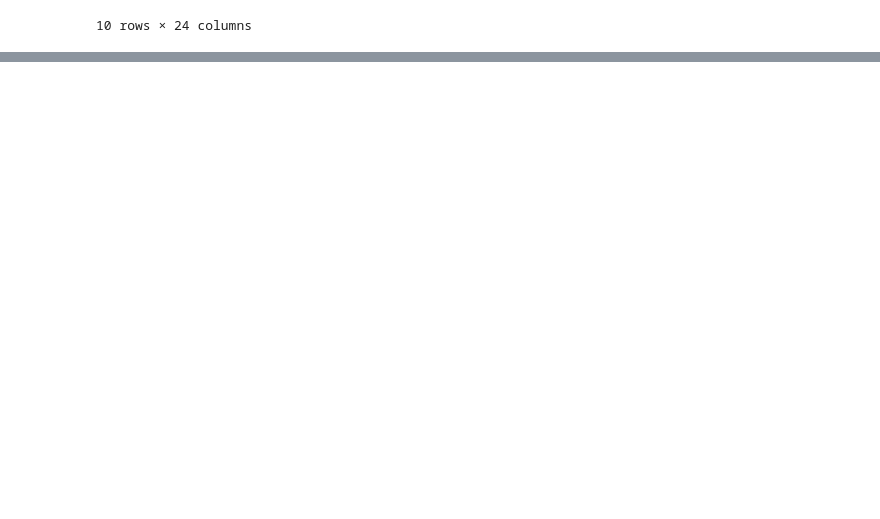
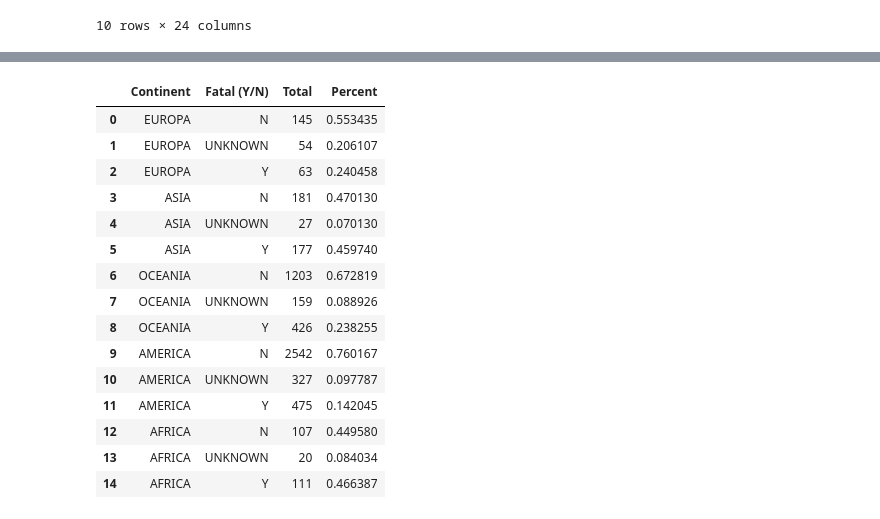
Before and after one commit to matheuszf/Projeto-Shark-Attack, a Jupyter notebook: projeto.ipynb, the cells around one changed output, grey strips where cells are left out. Drawn from its saved outputs; the diff is of its cells as text; code cells hidden in the pictures; blank space fills up the shorter version.

Commit message:
Projeto quase finaliado

```diff
--- a/projeto.ipynb
+++ b/projeto.ipynb
@@ -62,0 +529,6 @@ shark_attack
+# %%
+america_shark = shark_attack[shark_attack['Continent'] == 'AMERICA']
+America  = america_shark.groupby(['Continent', 'Fatal (Y/N)']).count()[["Total"]]
+America['Percent'] = America['Total']/sum(America['Total'])
+
+America
@@ -62,0 +541,5 @@ shark_attack
+# %%
+oceania_shark = shark_attack[shark_attack['Continent'] == 'OCEANIA']
+Oceania  = oceania_shark.groupby(['Continent', 'Fatal (Y/N)']).count()[["Total"]]
+Oceania['Percent'] = Oceania['Total']/sum(Oceania['Total'])
+Oceania
@@ -62,0 +552,5 @@ shark_attack
+# %%
+asia_shark = shark_attack[shark_attack['Continent'] == 'ASIA']
+Asia  = asia_shark.groupby(['Continent', 'Fatal (Y/N)']).count()[["Total"]]
+Asia['Percent'] = Asia['Total']/sum(Asia['Total'])
+Asia
@@ -62,0 +563,5 @@ shark_attack
+# %%
+europa_shark = shark_attack[shark_attack['Continent'] == 'EUROPA']
+Europa  = europa_shark.groupby(['Continent', 'Fatal (Y/N)']).count()[["Total"]]
+Europa['Percent'] = Europa['Total']/sum(Europa['Total'])
+Europa
@@ -62,0 +574,21 @@ shark_attack
+# %%
+
+shark_final = pd.concat([Europa,Asia, Oceania, America, Africa])
+shark_final.reset_index()
+# %% [output]
+|  | Continent | Fatal (Y/N) | Total | Percent |
+| 0 | EUROPA | N | 145 | 0.553435 |
+| 1 | EUROPA | UNKNOWN | 54 | 0.206107 |
+| 2 | EUROPA | Y | 63 | 0.240458 |
+| 3 | ASIA | N | 181 | 0.470130 |
+| 4 | ASIA | UNKNOWN | 27 | 0.070130 |
+| 5 | ASIA | Y | 177 | 0.459740 |
+| 6 | OCEANIA | N | 1203 | 0.672819 |
+| 7 | OCEANIA | UNKNOWN | 159 | 0.088926 |
+| 8 | OCEANIA | Y | 426 | 0.238255 |
+| 9 | AMERICA | N | 2542 | 0.760167 |
+| 10 | AMERICA | UNKNOWN | 327 | 0.097787 |
+| 11 | AMERICA | Y | 475 | 0.142045 |
+| 12 | AFRICA | N | 107 | 0.449580 |
+| 13 | AFRICA | UNKNOWN | 20 | 0.084034 |
+| 14 | AFRICA | Y | 111 | 0.466387 |
```
Also changed, not shown: parts of 43 cells of this notebook.
